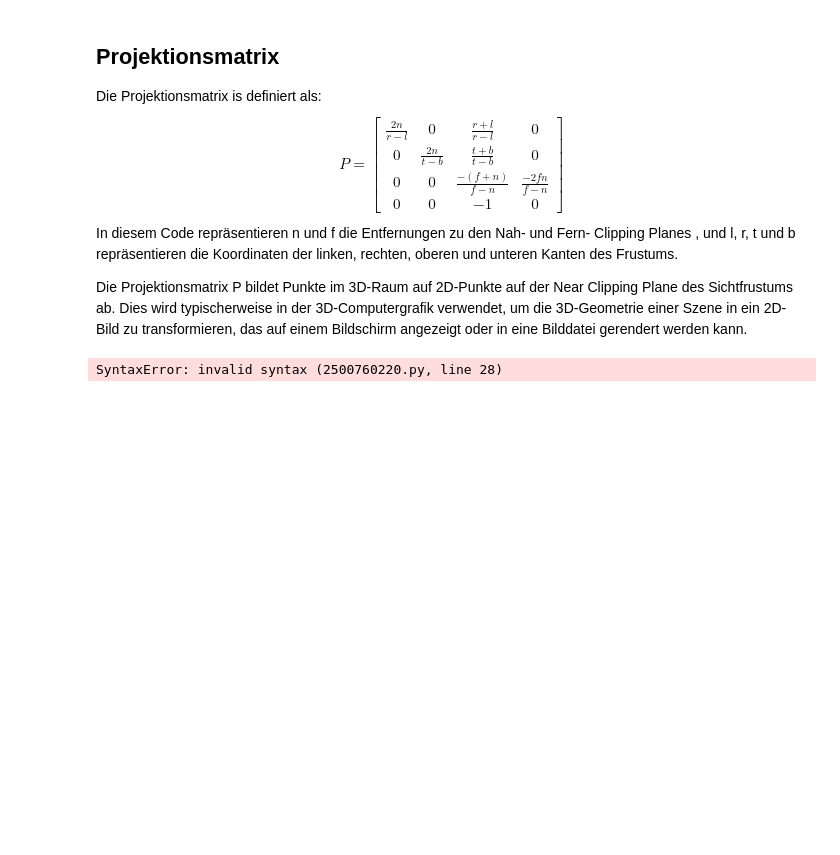
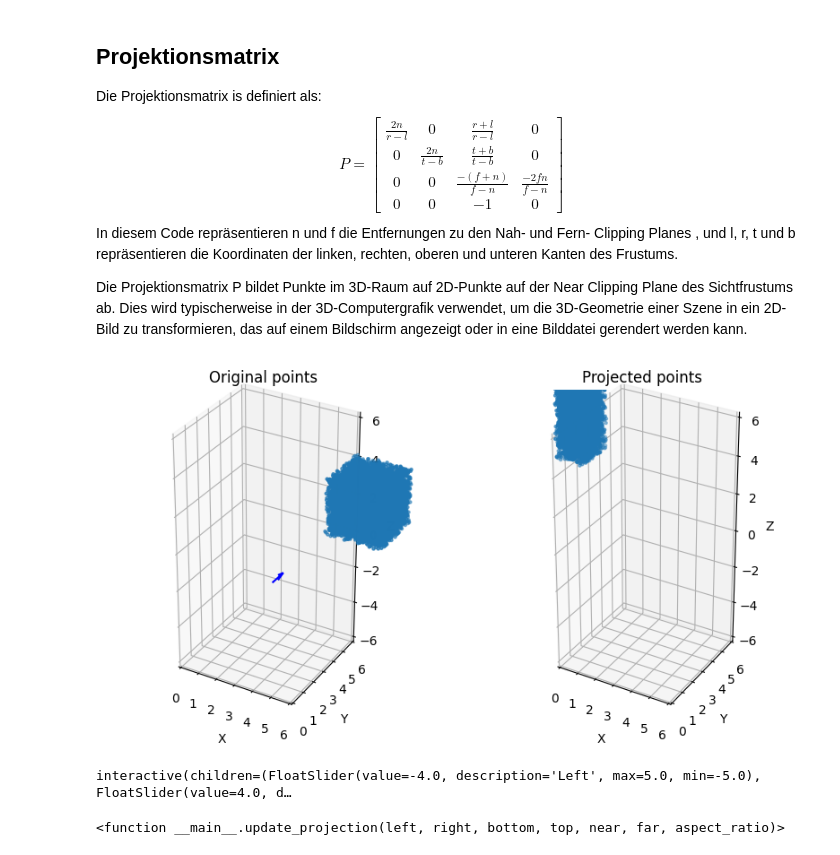
Before and after one commit to dimo3d/CGI_course_materials, a Jupyter notebook: content/trial_lecture.ipynb, the cells around one changed output. Drawn from its saved outputs; the diff is of its cells as text; code cells hidden in the pictures; blank space fills up the shorter version.

Commit message:
testing interaction (#2)

```diff
--- a/content/trial_lecture.ipynb
+++ b/content/trial_lecture.ipynb
@@ -163,6 +163,8 @@ In diesem Code repräsentieren n und f die Entfernungen zu den Nah- und Fern- Cl
 
 Die Projektionsmatrix P bildet Punkte im 3D-Raum auf 2D-Punkte auf der Near Clipping Plane des Sichtfrustums ab. Dies wird typischerweise in der 3D-Computergrafik verwendet, um die 3D-Geometrie einer Szene in ein 2D-Bild zu transformieren, das auf einem Bildschirm angezeigt oder in eine Bilddatei gerendert werden kann.
 # %%
+import ipywidgets as widgets
+from IPython.display import display
 def projection_matrix(left, right, bottom, top, near, far):
     """
     Returns the projection matrix for a perspective frustum.
@@ -180,49 +182,67 @@ def projection_matrix(left, right, bottom, top, near, far):
     ])
 
 # Define the clipping planes for the perspective frustum
-left, right = -1, 1
-bottom, top = -1, 1
-near, far = 1, 10
+left, right = -4, 4
+bottom, top = -3, 3
+near, far = 2, 5
+
 
 # Generate some random points in 3D space
-num_points = 3000
-points = np.random.rand(num_points, 3) * 2
+num_points = 10000
+points = np.random.rand(num_points, 3) * 3
 transform_matrix = np.array([
     [1, 0, 0, 5],
     [0, 1, 0, 5],
     [0, 0, 1, 0],
     [0, 0, 0, 1]
 ])
-# Compute the projection matrix
-P = projection_matrix(left, right, bottom, top, near, far)
-T = P @ inv_transform_matrix @ transform_matrix
+left_slider = widgets.FloatSlider(value=left, min=-5, max=5, step=0.1, description='Left')
+right_slider = widgets.FloatSlider(value=right, min=-5, max=5, step=0.1, description='Right')
+bottom_slider = widgets.FloatSlider(value=bottom, min=-5, max=5, step=0.1, description='Bottom')
+top_slider = widgets.FloatSlider(value=top, min=-5, max=5, step=0.1, description='Top')
+near_slider = widgets.FloatSlider(value=near, min=0.1, max=10, step=0.1, description='Near')
+far_slider = widgets.FloatSlider(value=far, min=1, max=50, step=1, description='Far')
+aspect_ratio_slider = widgets.FloatSlider(value=1, min=0.1, max=10, step=0.1, description='Aspect Ratio')
+#display(left_slider, right_slider, bottom_slider, top_slider, near_slider, far_slider, aspect_ratio_slider)
+
 # Apply the projection matrix to the points
 points_homog = np.hstack((points, np.ones((num_points, 1))))  # Add homogeneous coordinate
 points_tranformed = np.dot(transform_matrix, points_homog.T).T[:, :3] / np.expand_dims(points_homog[:, 3], axis=-1)  # Apply projection
-points_proj = np.dot(T, points_homog.T).T[:, :3] / np.expand_dims(points_homog[:, 3], axis=-1)  # Apply projection
 
 # Plot the original and projected points
 fig = plt.figure(figsize=(10, 5))
 ax1 = fig.add_subplot(121, projection='3d')
-ax1.scatter(points_homog[:, 0], points_homog[:, 1], points_homog[:, 2], s=5)
+ax1.scatter(points_tranformed[:, 0], points_tranformed[:, 1], points_tranformed[:, 2], s=5)
+ax1.quiver(transformed_camera_origin[0], transformed_camera_origin[1], transformed_camera_origin[2],
+        transformed_camera_direction[0], transformed_camera_direction[1], transformed_camera_direction[2], color='blue', arrow_length_ratio=0.5)
 ax1.set_title("Original points")
 ax1.set_xlabel("X")
 ax1.set_ylabel("Y")
 ax1.set_zlabel("Z")
 ax1.set_xlim([0, 6])
 ax1.set_ylim([0, 6])
 ax1.set_zlim([-6, 6])
 ax1.set_aspect('equal')
 ax2 = fig.add_subplot(122, projection='3d')
-ax2.scatter(points_proj[:, 0], points_proj[:, 1], points_proj[:, 2], s=5)
 ax2.set_title("Projected points")
 ax2.set_xlabel("X")
 ax2.set_ylabel("Y")
 ax2.set_zlabel("Z")
 ax2.set_xlim([0, 6])
 ax2.set_ylim([0, 6])
 ax2.set_zlim([-6, 6])
 ax2.set_aspect('equal')
-plt.show()
+def update_projection(left, right, bottom, top, near, far, aspect_ratio):
+    # Compute the projection matrix
+    P = projection_matrix(left, right, bottom, top, near, far)
+    T = P @ inv_transform_matrix @ transform_matrix
+    points_proj = np.dot(T, points_homog.T).T[:, :3] / np.expand_dims(points_homog[:, 3], axis=-1)  # Apply projection
+    ax2.scatter(points_proj[:, 0], points_proj[:, 1], points_proj[:, 2], s=5)
+    fig.canvas.draw_idle()
+update_projection(left, right, bottom, top, near, far, 1)
+widgets.interact(update_projection, left=left_slider, right=right_slider, bottom=bottom_slider,
+top=top_slider, near=near_slider, far=far_slider, aspect_ratio=aspect_ratio_slider)
 # %% [output]
+[figure, added]
-SyntaxError: invalid syntax (2500760220.py, line 28)
+interactive(children=(FloatSlider(value=-4.0, description='Left', max=5.0, min=-5.0), FloatSlider(value=4.0, d…
+<function __main__.update_projection(left, right, bottom, top, near, far, aspect_ratio)>
```
Also changed, not shown: parts of 3 cells of this notebook.
